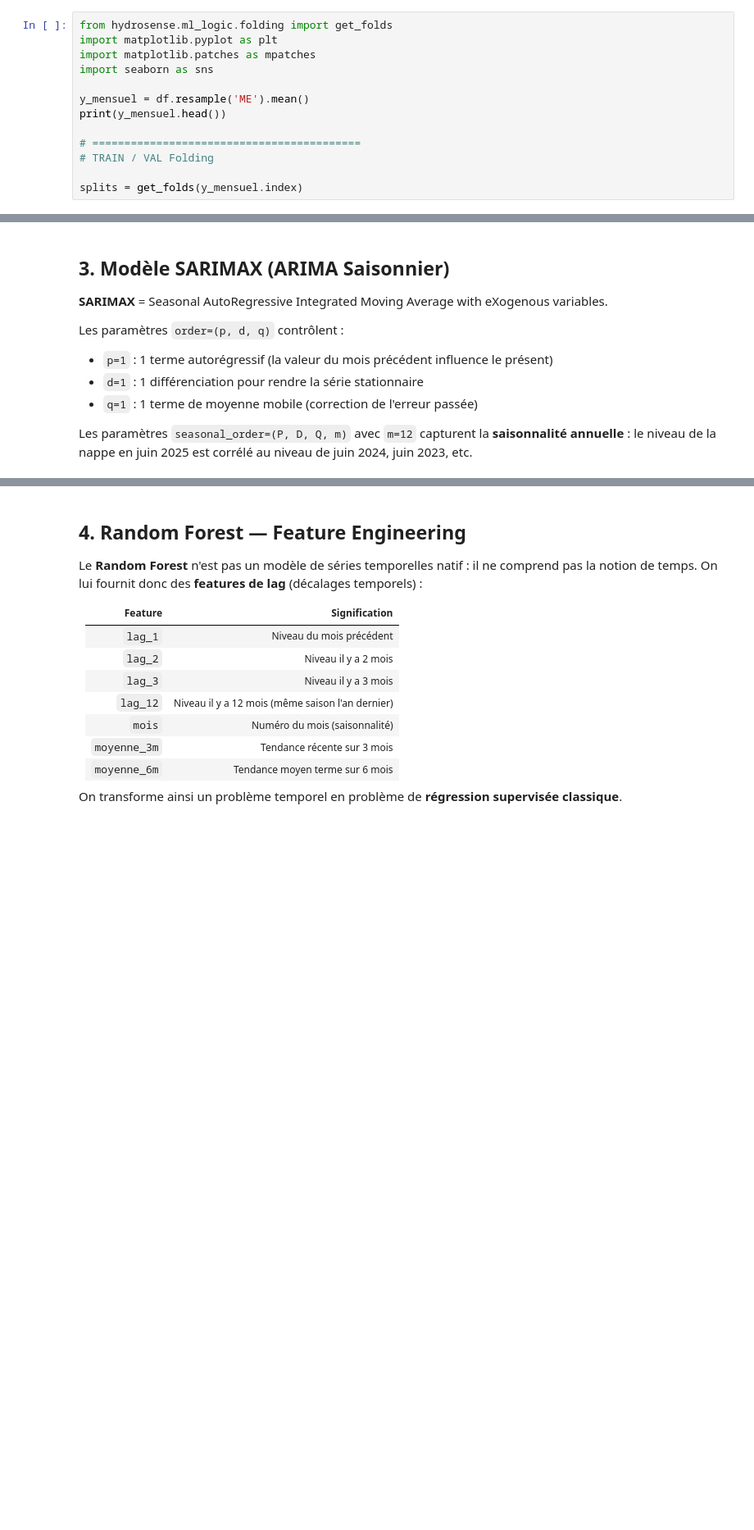
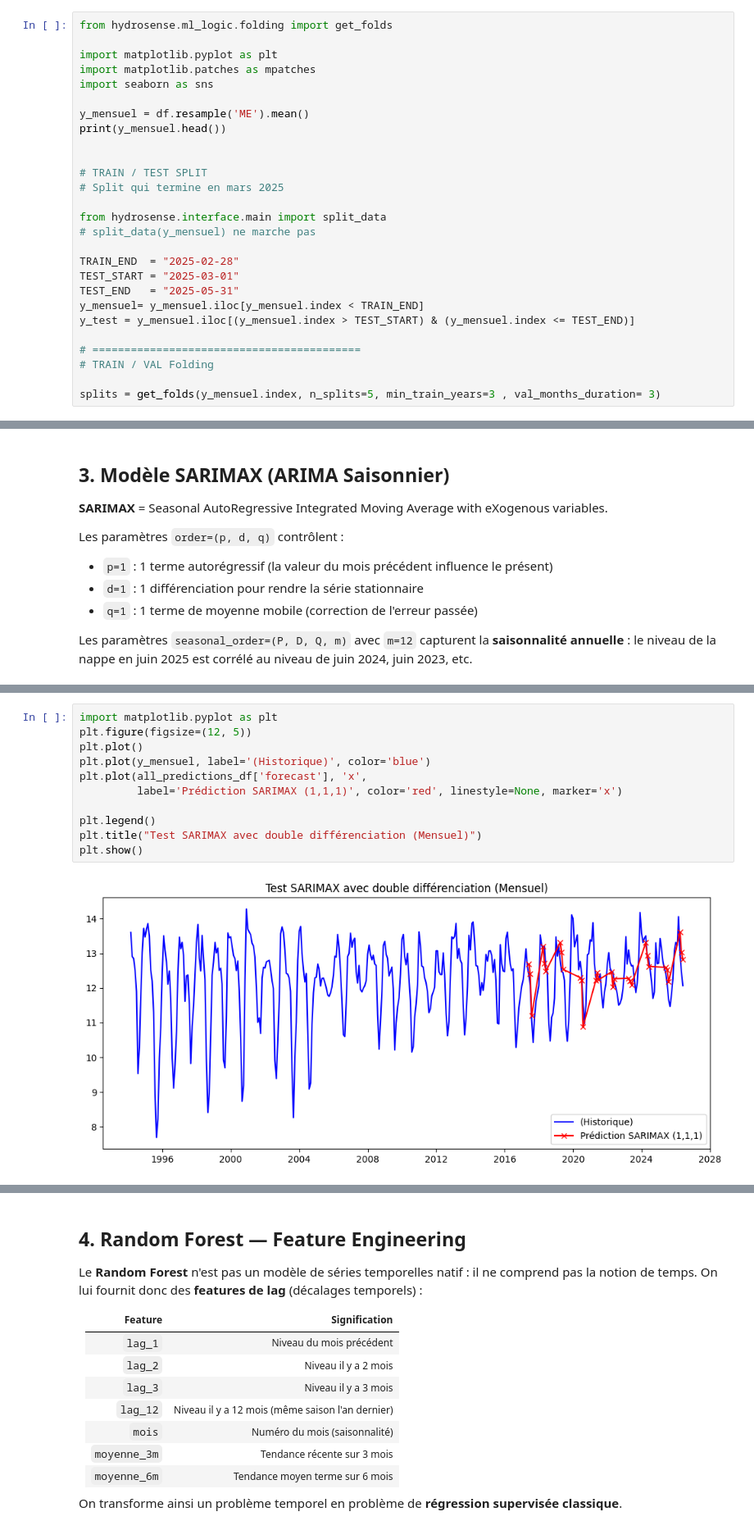
Before and after one commit to charourou/Projet_Hydrosense, a Jupyter notebook: notebooks/ML_evaluate_MRI.ipynb, the cells around one changed output, grey strips where cells are left out. Shown at 82% size. Saved outputs shown, nothing was run; the diff lists cells and outputs as text; blank space fills up the shorter version.

```diff
--- a/notebooks/ML_evaluate_MRI.ipynb
+++ b/notebooks/ML_evaluate_MRI.ipynb
@@ -82,5 +73,6 @@ Le modèle ne voit jamais ces données pendant l'entraînement — c'est ce qui
 # %%
 from hydrosense.ml_logic.folding import get_folds
+
 import matplotlib.pyplot as plt
 import matplotlib.patches as mpatches
 import seaborn as sns
@@ -88,10 +80,23 @@ import seaborn as sns
 y_mensuel = df.resample('ME').mean()
 print(y_mensuel.head())
 
+
+# TRAIN / TEST SPLIT
+# Split qui termine en mars 2025
+
+from hydrosense.interface.main import split_data
+# split_data(y_mensuel) ne marche pas
+
+TRAIN_END  = "2025-02-28"
+TEST_START = "2025-03-01"
+TEST_END   = "2025-05-31"
+y_mensuel= y_mensuel.iloc[y_mensuel.index < TRAIN_END]
+y_test = y_mensuel.iloc[(y_mensuel.index > TEST_START) & (y_mensuel.index <= TEST_END)]
+
 # ==========================================
 # TRAIN / VAL Folding
 
-splits = get_folds(y_mensuel.index)
+splits = get_folds(y_mensuel.index, n_splits=5, min_train_years=3 , val_months_duration= 3)
 # %% [output]
              niveau_nappe_eau
 date_mesure
@@ -144,0 +221,13 @@ plt.show()
+# %%
+import matplotlib.pyplot as plt
+plt.figure(figsize=(12, 5))
+plt.plot()
+plt.plot(y_mensuel, label='(Historique)', color='blue')
+plt.plot(all_predictions_df['forecast'], 'x',
+         label='Prédiction SARIMAX (1,1,1)', color='red', linestyle=None, marker='x')
+
+plt.legend()
+plt.title("Test SARIMAX avec double différenciation (Mensuel)")
+plt.show()
+# %% [output]
+[figure, added]
```
Also changed, not shown: parts of 12 cells of this notebook.
